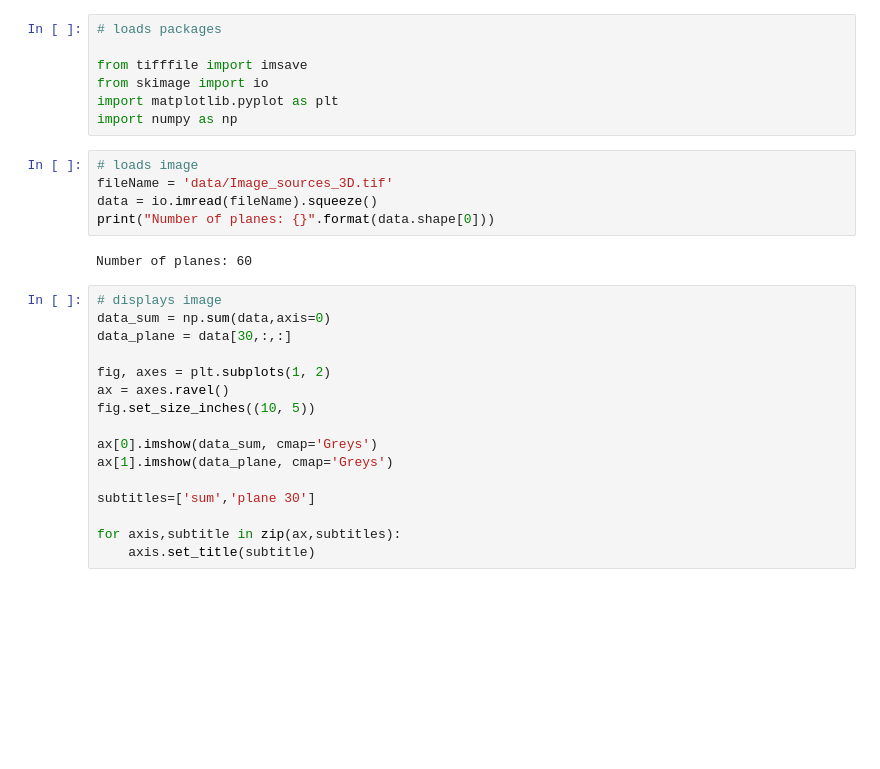
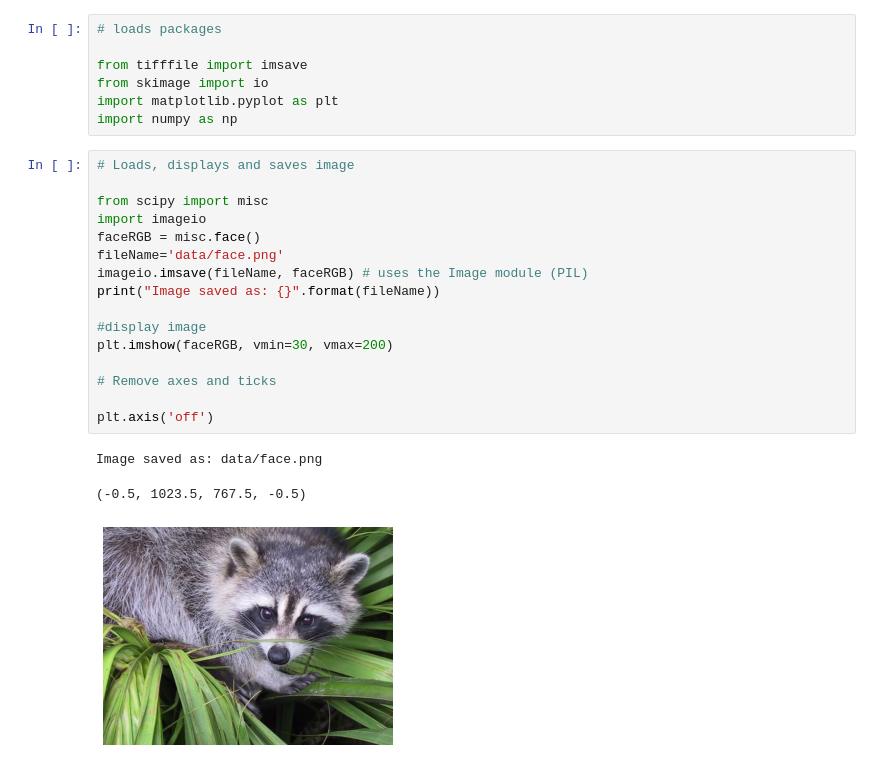
Before and after one commit to qbiomaster/qBioMaster-introduction, a Jupyter notebook: Labs/UE_Introduction/Basic_image_processing.ipynb, the cells around one changed output. Cells and saved outputs as stored; diff of their text form; blank space fills up the shorter version.

Commit message:
developed first version of image processing lab

```diff
--- a/Labs/UE_Introduction/Basic_image_processing.ipynb
+++ b/Labs/UE_Introduction/Basic_image_processing.ipynb
@@ -32,26 +44,23 @@ from tifffile import imsave
 from skimage import io
 import matplotlib.pyplot as plt
 import numpy as np
-# %%
-# loads image
-fileName = 'data/Image_sources_3D.tif'
-data = io.imread(fileName).squeeze()
-print("Number of planes: {}".format(data.shape[0]))
-# %% [output]
-Number of planes: 60
-# %%
-# displays image
-data_sum = np.sum(data,axis=0)
-data_plane = data[30,:,:]
-
-fig, axes = plt.subplots(1, 2)
-ax = axes.ravel()
-fig.set_size_inches((10, 5))
-
-ax[0].imshow(data_sum, cmap='Greys')
-ax[1].imshow(data_plane, cmap='Greys')
-
-subtitles=['sum','plane 30']
-
-for axis,subtitle in zip(ax,subtitles):
-    axis.set_title(subtitle)
+# %%
+# Loads, displays and saves image
+
+from scipy import misc
+import imageio
+faceRGB = misc.face()
+fileName='data/face.png'
+imageio.imsave(fileName, faceRGB) # uses the Image module (PIL)
+print("Image saved as: {}".format(fileName))
+
+#display image
+plt.imshow(faceRGB, vmin=30, vmax=200)
+
+# Remove axes and ticks
+
+plt.axis('off')
+# %% [output]
+Image saved as: data/face.png
+(-0.5, 1023.5, 767.5, -0.5)
+[figure, added]
```
Also changed, not shown: parts of 4 cells of this notebook, 2 other files.
